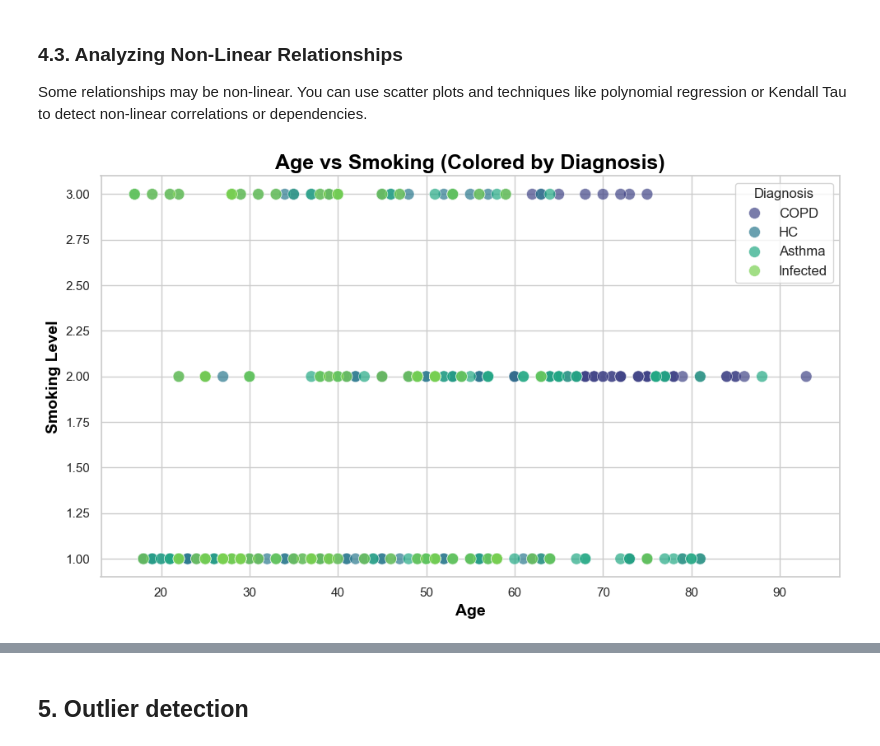
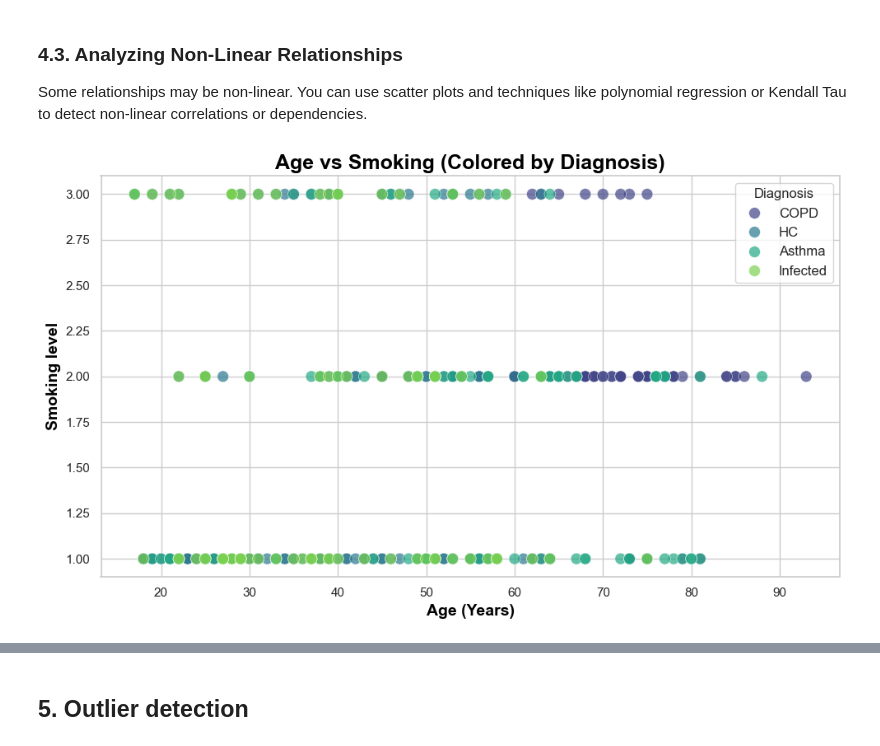
Before and after one commit to pepedesiintasm/EDA_ExasensDataset, a Jupyter notebook: EDA_ExasensProject.ipynb, the cells around one changed output, grey strips where cells are left out. Saved outputs shown, nothing was run; the diff lists cells and outputs as text; code cells hidden in the pictures.

```diff
--- a/EDA_ExasensProject.ipynb
+++ b/EDA_ExasensProject.ipynb
@@ -295,19 +309,19 @@ Some relationships may be non-linear. You can use scatter plots and techniques l
 # %%
 plt.figure(figsize=(10, 6))
 
 # Scatter plot with improved aesthetics and a smooth color palette (viridis)
 sns.scatterplot(data=exasens_data, x='Age', y='Smoking', hue='Diagnosis', palette="viridis", s=100, alpha=0.7, edgecolor='w', linewidth=0.5)
 
 # Adding titles and labels with better font size and weight
 plt.title('Age vs Smoking (Colored by Diagnosis)', fontsize=18, fontweight='bold', color='black')
-plt.xlabel('Age', fontsize=14, fontweight='bold', color='black')
-plt.ylabel('Smoking Level', fontsize=14, fontweight='bold', color='black')
+plt.xlabel('Age (Years)', fontsize=14, fontweight='bold', color='black')
+plt.ylabel('Smoking level', fontsize=14, fontweight='bold', color='black')
 
 # Adding a color bar for better understanding of the color gradient
 plt.legend(title='Diagnosis', loc='upper right', fontsize=12)
 
 # Display the plot
 plt.tight_layout()
 plt.show()
 # %% [output]
-[figure, old version]
+[figure, new version]
```
Also changed, not shown: parts of 10 cells of this notebook.
